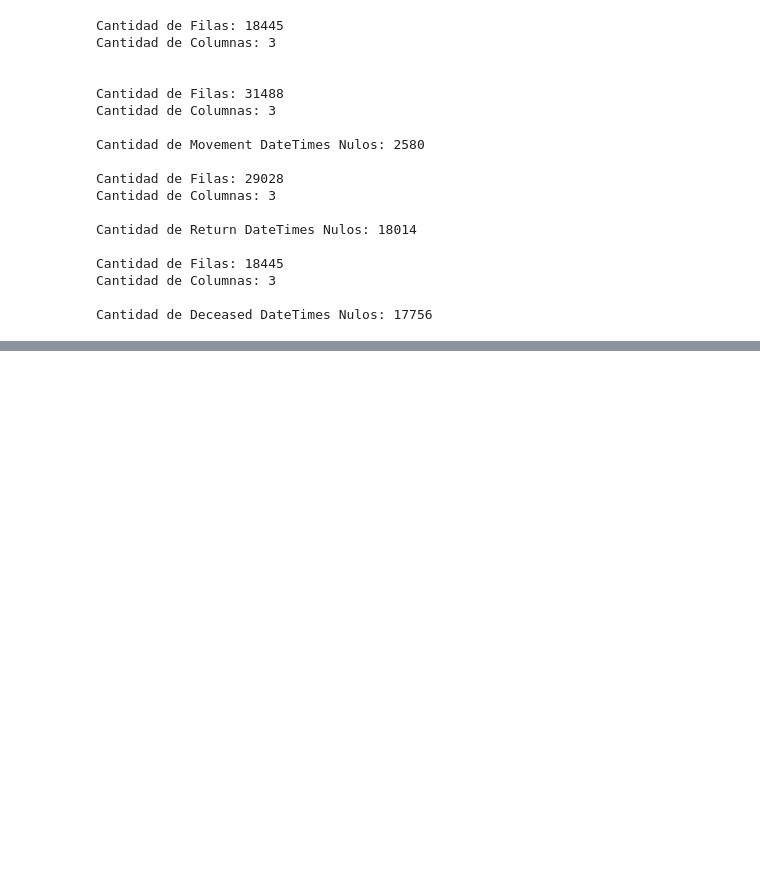
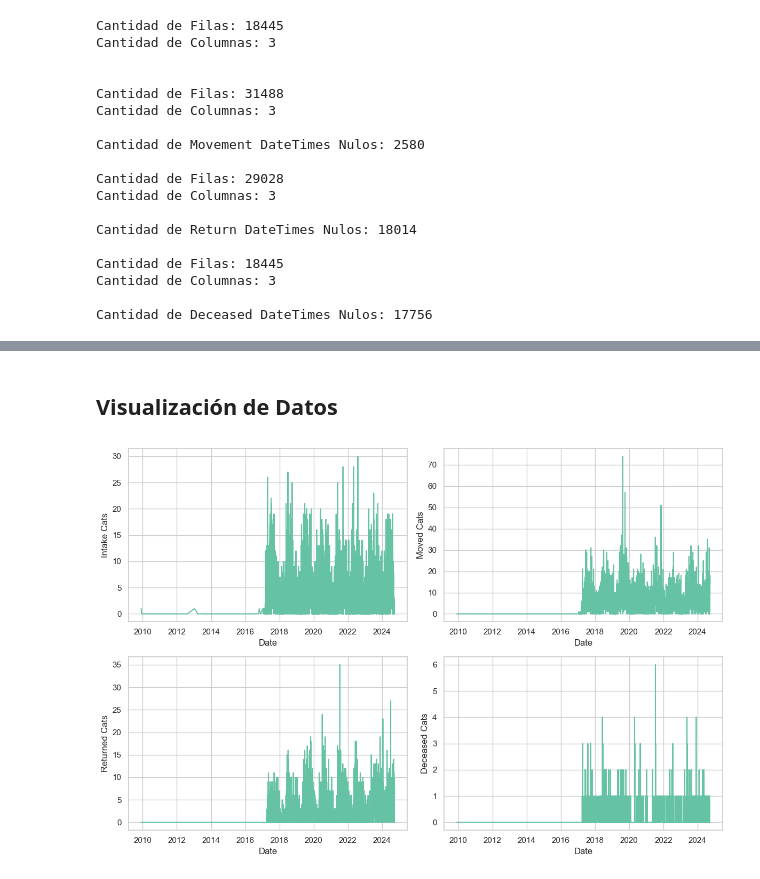
Before and after one commit to MicaKil/ia2, a Jupyter notebook: 08_dl-for-timeseries/Micaela_Del_Longo-Animal_Care/Micaela_Del_Longo-Animal_Care.ipynb, the cells around one changed output, grey strips where cells are left out. Saved outputs shown, nothing was run; the diff lists cells and outputs as text; code cells hidden in the pictures; blank space fills up the shorter version.

```diff
--- a/08_dl-for-timeseries/Micaela_Del_Longo-Animal_Care/Micaela_Del_Longo-Animal_Care.ipynb
+++ b/08_dl-for-timeseries/Micaela_Del_Longo-Animal_Care/Micaela_Del_Longo-Animal_Care.ipynb
@@ -273,3 +286,17 @@ Index(['Intake Cats', 'Intake Dogs', 'Moved Cats', 'Moved Dogs',
 | 2016-11-21 | 0.0 | 1.0 | 0.0 | 0.0 | 0.0 | 0.0 | 0.0 | ... |
 | 2017-01-11 | 1.0 | 0.0 | 0.0 | 0.0 | 0.0 | 0.0 | 0.0 | ... |
 | 2017-01-17 | 0.0 | 1.0 | 0.0 | 0.0 | 0.0 | 0.0 | 0.0 | ... |
+# %% [markdown]
+## Visualización de Datos
+# %%
+sns.set_theme(style='whitegrid', palette='Set2')
+# %%
+fig, axs = plt.subplots(2, 2, figsize=(12, 8))
+sns.lineplot(data=df_combined, y = 'Intake Cats', x = df_combined.index, ax=axs[0, 0])
+sns.lineplot(data=df_combined, y = 'Moved Cats', x = df_combined.index, ax=axs[0, 1])
+sns.lineplot(data=df_combined, y = 'Returned Cats', x = df_combined.index, ax=axs[1, 0])
+sns.lineplot(data=df_combined, y = 'Deceased Cats', x = df_combined.index, ax=axs[1, 1])
+plt.tight_layout()
+plt.show()
+# %% [output]
+[figure, added]
```
Also changed, not shown: parts of 12 cells of this notebook.
